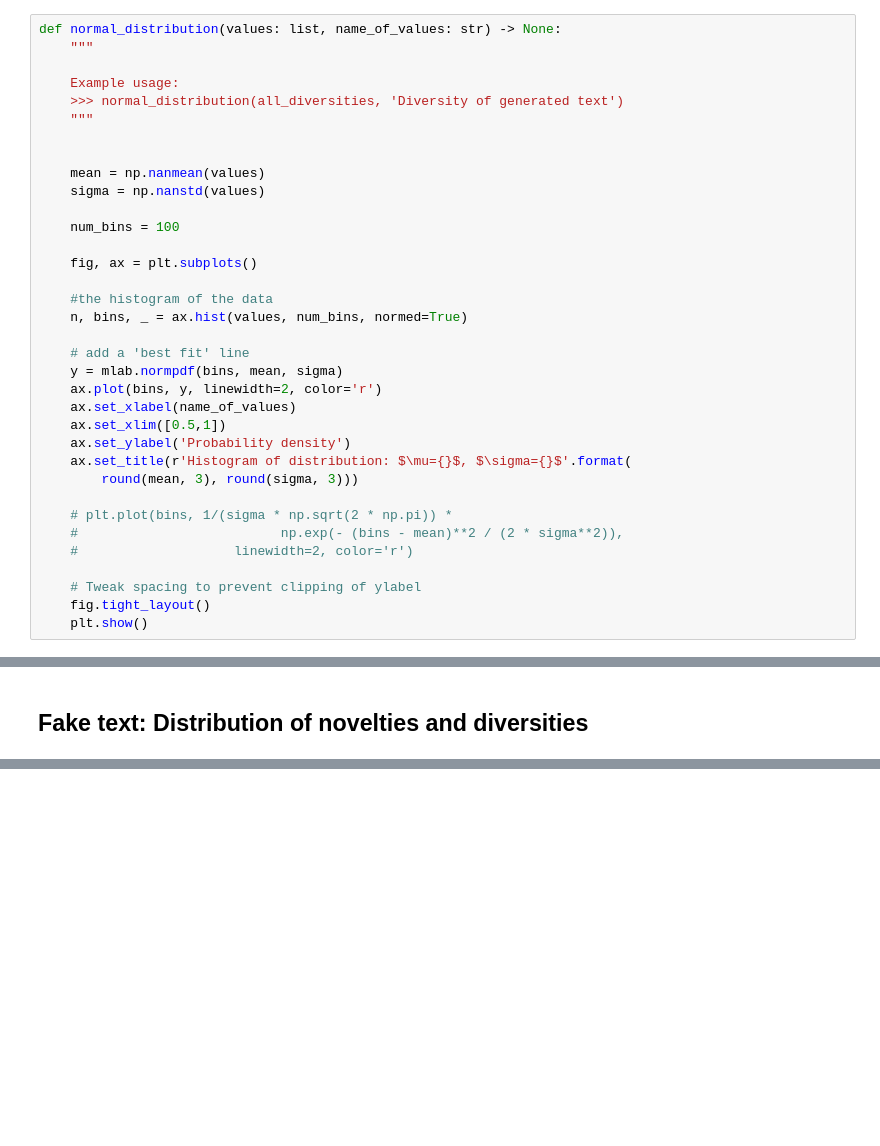
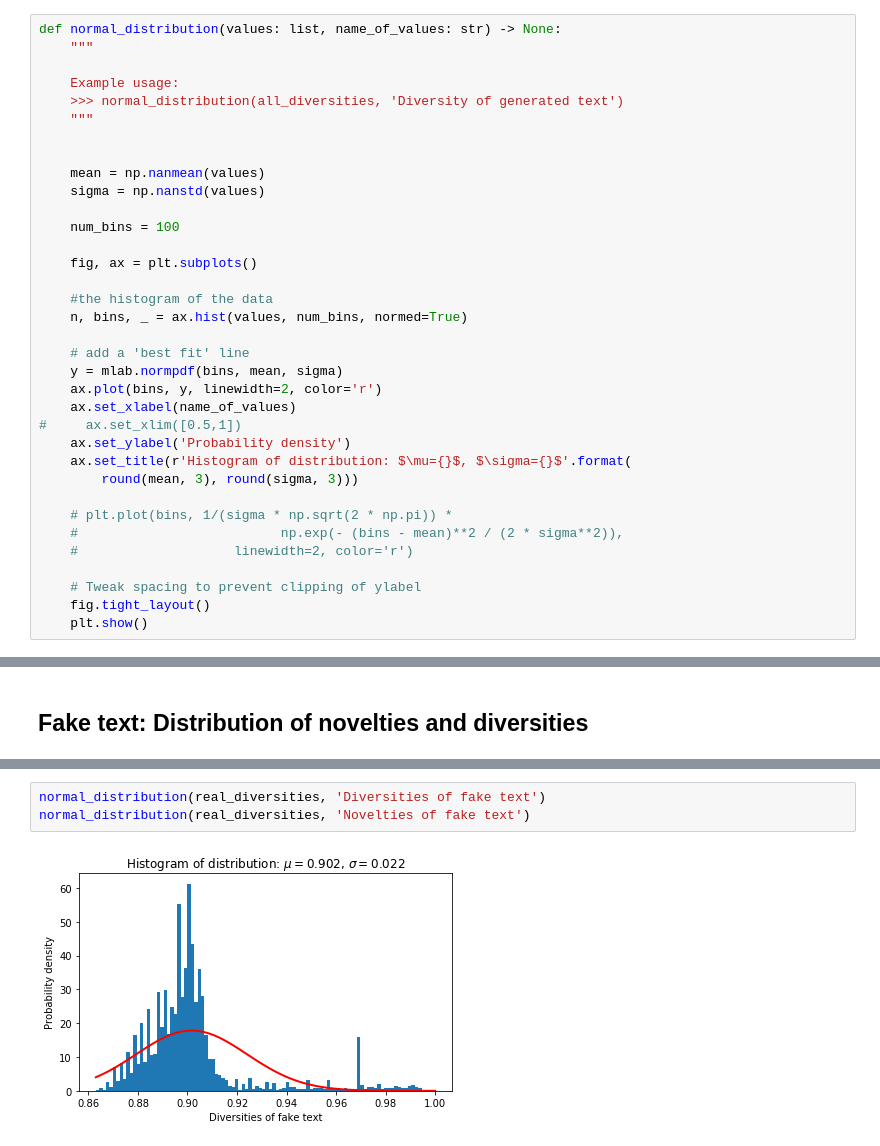
Before and after one commit to debashishc/classification-real-fake-text, a Jupyter notebook: analysis_levenshtein/Levenshtein_Analysis.ipynb, the cells around one changed output, grey strips where cells are left out. Saved outputs shown, nothing was run; the diff lists cells and outputs as text; blank space fills up the shorter version.

```diff
--- a/analysis_levenshtein/Levenshtein_Analysis.ipynb
+++ b/analysis_levenshtein/Levenshtein_Analysis.ipynb
@@ -39,7 +40,7 @@ def normal_distribution(values: list, name_of_values: str) -> None:
     y = mlab.normpdf(bins, mean, sigma)
     ax.plot(bins, y, linewidth=2, color='r')
     ax.set_xlabel(name_of_values)
-    ax.set_xlim([0.5,1])
+#     ax.set_xlim([0.5,1])
     ax.set_ylabel('Probability density')
     ax.set_title(r'Histogram of distribution: $\mu={}$, $\sigma={}$'.format(
         round(mean, 3), round(sigma, 3)))
@@ -96,0 +112,5 @@ normal_distribution(fake_novelties, 'Novelties of fake text')
+# %%
+normal_distribution(real_diversities, 'Diversities of fake text')
+normal_distribution(real_diversities, 'Novelties of fake text')
+# %% [output]
+[figure, added]
```
Also changed, not shown: parts of 8 cells of this notebook, 14 other files.
